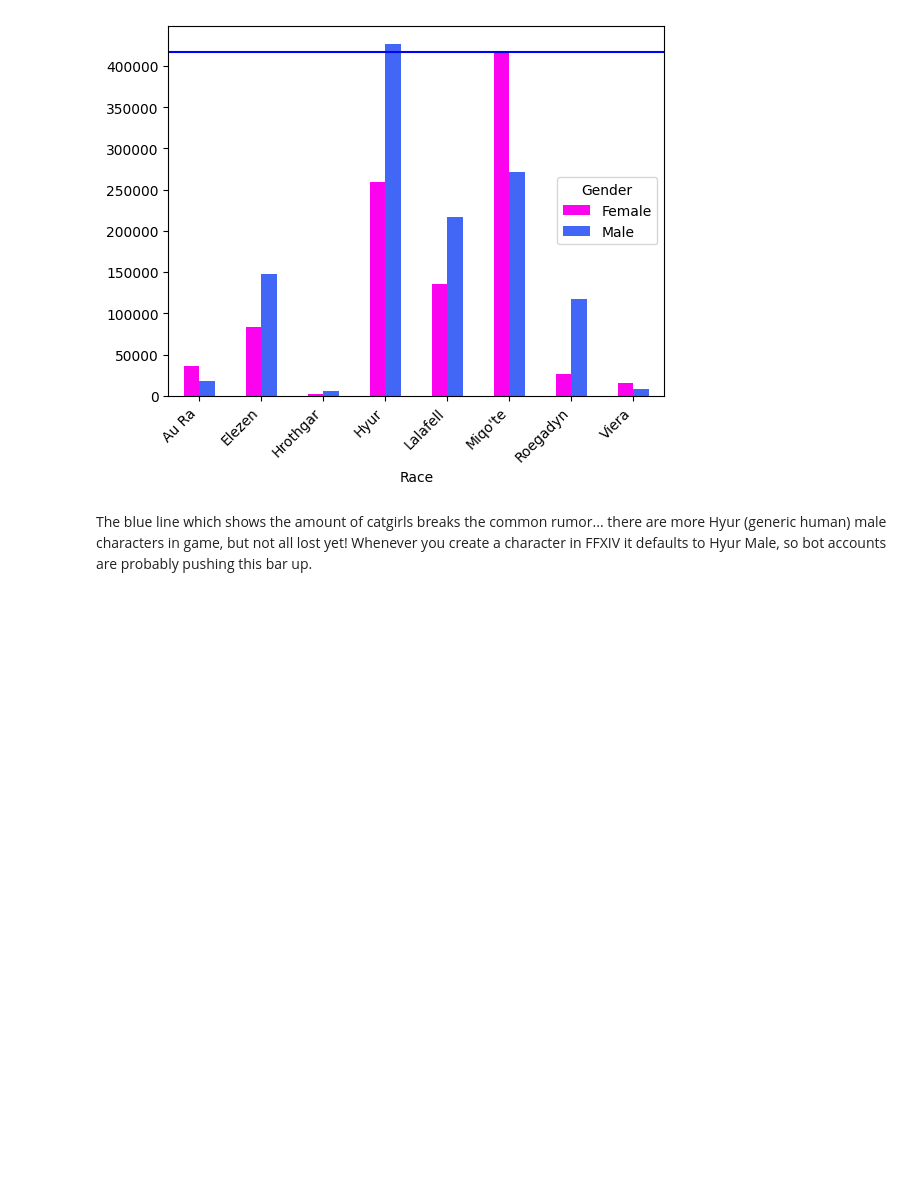
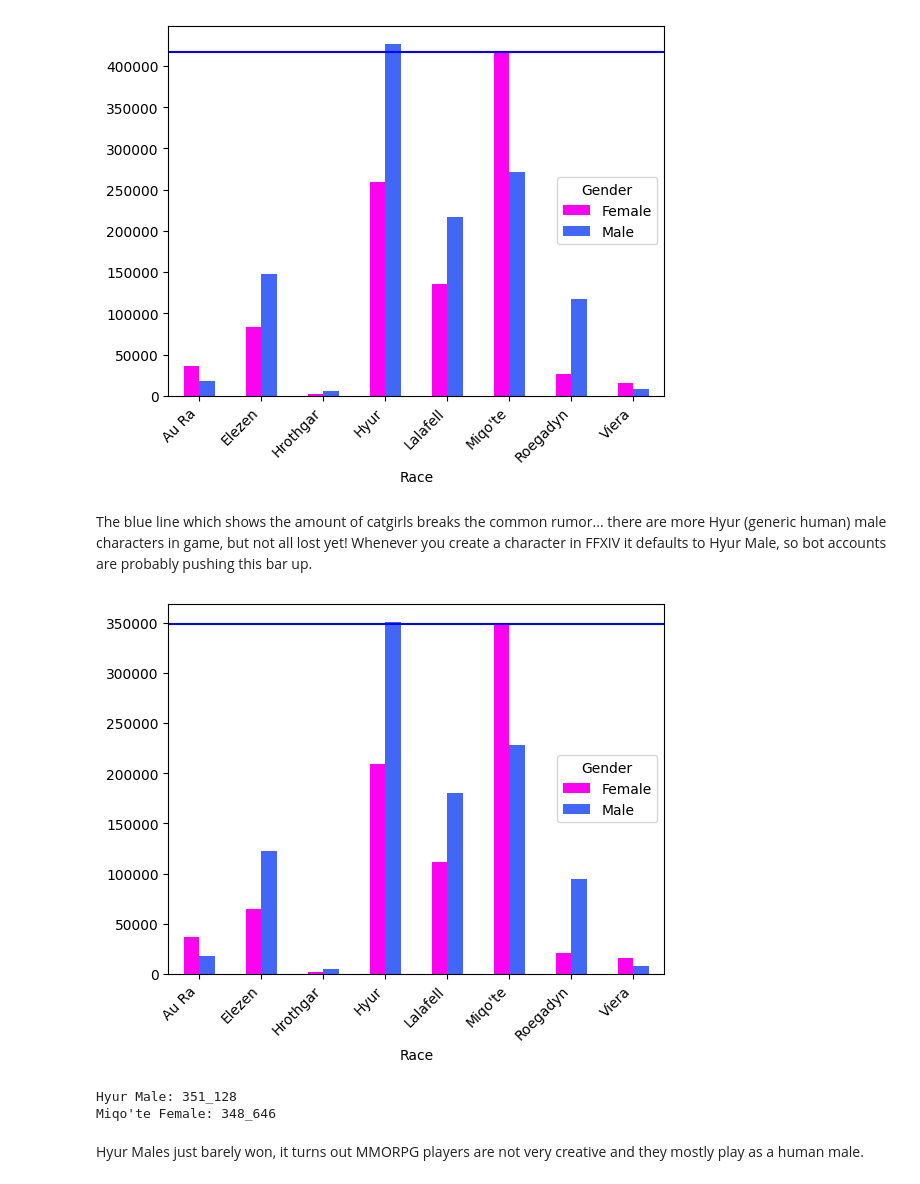
Before and after one commit to k33m0l/ffxiv-char-data, a Jupyter notebook: data/analytics/analytics.ipynb, the cells around one changed output. Drawn from its saved outputs; the diff is of its cells as text; code cells hidden in the pictures; blank space fills up the shorter version.

```diff
--- a/data/analytics/analytics.ipynb
+++ b/data/analytics/analytics.ipynb
@@ -179,4 +249,20 @@ pyplot.show()
 The blue line which shows the amount of catgirls breaks the common rumor... there are more Hyur (generic human) male characters in game, but not all lost yet!
 Whenever you create a character in FFXIV it defaults to Hyur Male, so bot accounts are probably pushing this bar up.
 # %%
-# TODO Bar diagram without level 1 characters
+race_gender_counts = pandas.crosstab(data_no_lvl_1['Race'], data_no_lvl_1['Gender'])
+race_gender_counts_bar = race_gender_counts.plot.bar(
+    color=['#fc03f0', '#4266f5'],
+)
+catgirl_count = race_gender_counts.at['Miqo\'te', 'Female']
+race_gender_counts_bar.axhline(y=catgirl_count, color='b', linestyle='-')
+pyplot.xticks(rotation=45, ha='right')
+pyplot.show()
+
+print(f"Hyur Male: {race_gender_counts.at['Hyur', 'Male']:_}")
+print(f"Miqo'te Female: {catgirl_count:_}")
+# %% [output]
+[figure, added]
+Hyur Male: 351_128
+Miqo'te Female: 348_646
+# %% [markdown]
+Hyur Males just barely won, it turns out MMORPG players are not very creative and they mostly play as a human male.
```
Also changed, not shown: parts of 6 cells of this notebook.
